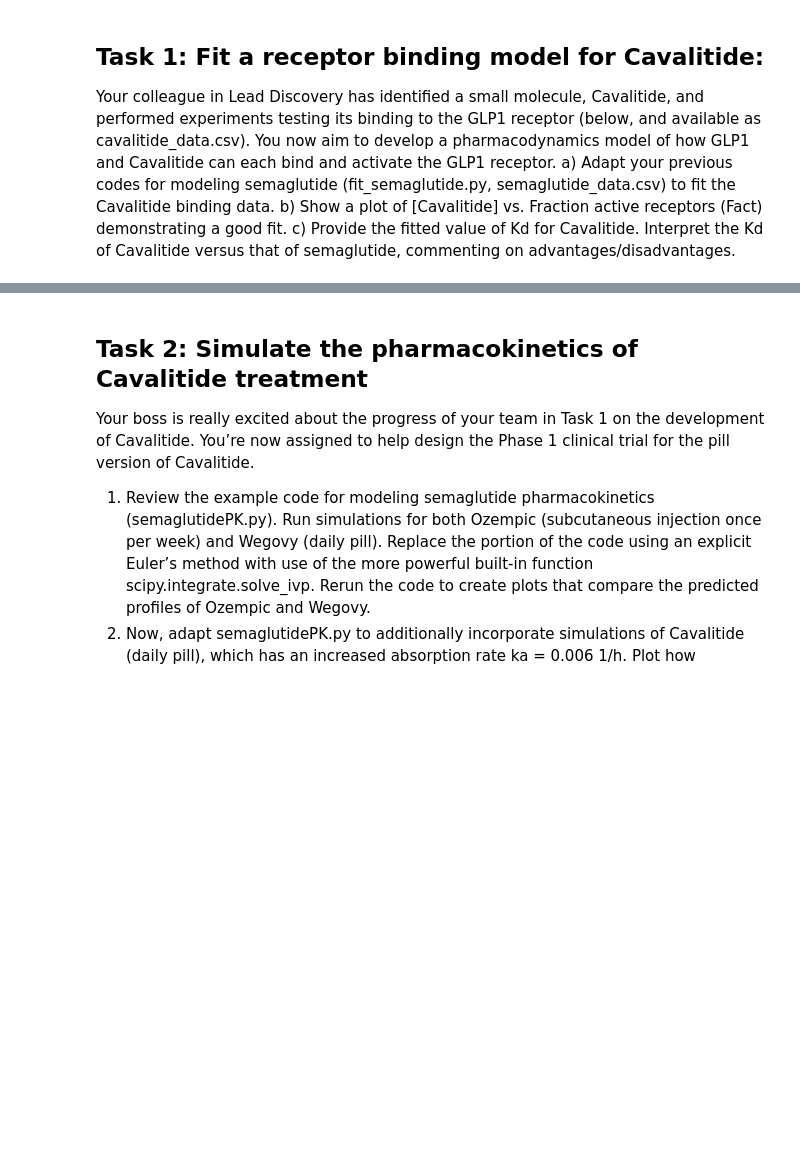
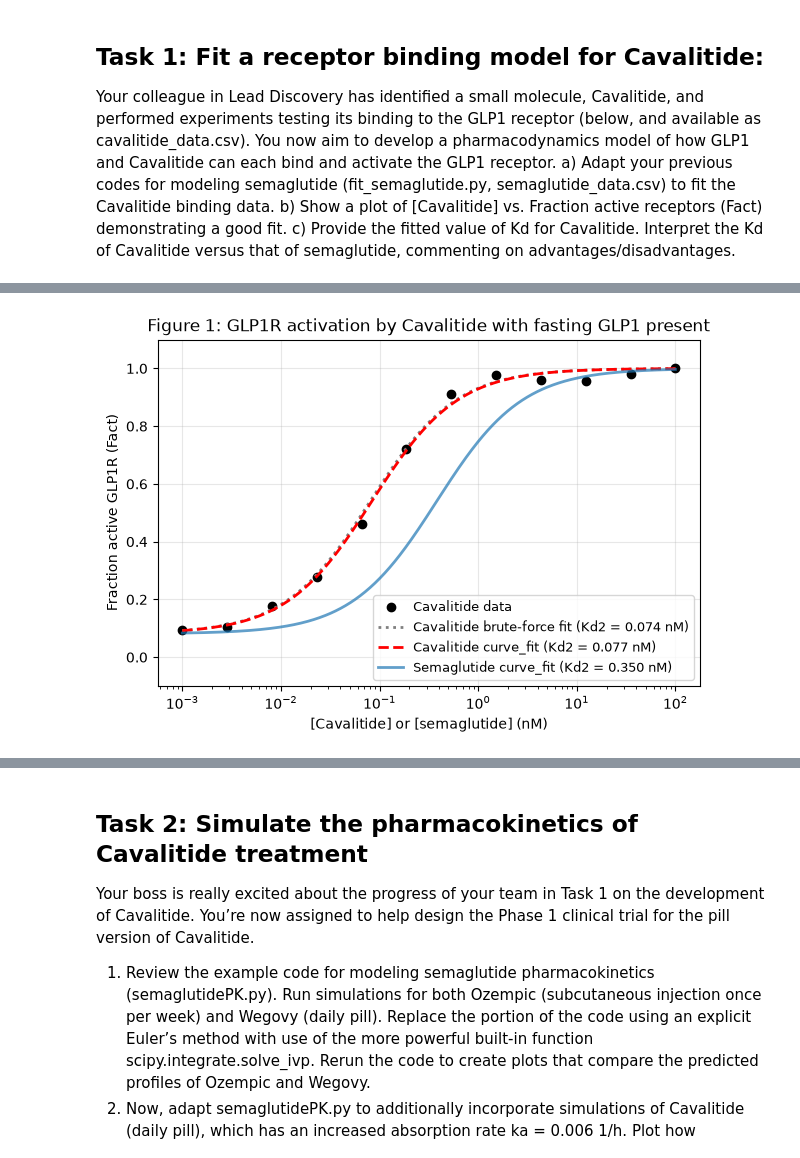
Before and after one commit to jenknguy/bme2315_mod3, a Jupyter notebook: Module3_Project_Template (1).ipynb, the cells around one changed output, grey strips where cells are left out. Saved outputs shown, nothing was run; the diff lists cells and outputs as text; code cells hidden in the pictures; blank space fills up the shorter version.

```diff
--- a/Module3_Project_Template (1).ipynb
+++ b/Module3_Project_Template (1).ipynb
@@ -27,55 +29,77 @@ c)	Provide the fitted value of Kd for Cavalitide. Interpret the Kd of Cavalitide
 # %%
-import pip
-pip.main(['install', 'numpy', 'matplotlib', 'scipy'])
 import numpy as np
 import matplotlib.pyplot as plt
 from scipy.optimize import curve_fit
+from scipy.integrate import solve_ivp
 
 def Fact(L1, L2, Kd1, Kd2):
     """Fractional receptor activation with two agonists L1 and L2"""
     return (Kd2*L1+Kd1*L2) / (Kd1*Kd2 + Kd2*L1 + Kd1*L2)
 
-# Parameters [nM]
+# Fixed Parameters [nM]
 Kd1 = 0.17 # L1, GLP1
 Kd2 = 0.38 # default 0.38 L2, semaglutide (to fit)
 L1 = 0.015 # [nM] GLP1 (fasting)
 L2 = np.logspace(-3, 2, 500) # [nM] semaglutide or cavalitide
 
 # Load the data
-data = np.loadtxt("cavalitide_data.csv", delimiter=",", skiprows=1)
-L2_loaded, Fact_loaded = data[:, 0], data[:, 1]
+cav = np.loadtxt("cavalitide_data.csv", delimiter=",", skiprows=1)
+sema = np.loadtxt("semaglutide_data.csv", delimiter=",", skiprows=1)
+L2_cav, Fact_cav = cav[:, 0], cav[:, 1]
+L2_sema, Fact_sema = sema[:, 0], sema[:, 1]
 
-# Approach 1: Brute force optimization of Kd2: try many candidate values in a for loop
-Kd2_candidates = np.logspace(-3, 2, 100) # [nM]
-SSE_brute = np.inf
-for Kd2_try in Kd2_candidates:
-    # Sum of squared errors between the data and the model for this candidate
-    SSE = np.sum((Fact_loaded - Fact(L1, L2_loaded, Kd1, Kd2_try))**2)
-    if SSE < SSE_brute:
-        SSE_brute = SSE
-        Kd2_brute = Kd2_try
-print(f"Brute-force Kd2 = {Kd2_brute:.3f} nM (SSE = {SSE_brute:.4f})")
+print(f"Cavalitide data: {len(L2_cav)} concentrations from {L2_cav.min():g} to {L2_cav.max():g} nM")
+print(f"Semaglutide data: {len(L2_sema)} concentrations from {L2_sema.min():g} to {L2_sema.max():g} nM")
 
-# Approach 2: Python curvefit of Kd2: related to steepest descent method
-popt, pcov = curve_fit(lambda L2, Kd2: Fact(L1, L2, Kd1, Kd2),
-                       L2_loaded, Fact_loaded, p0=[0.1], bounds=(0, np.inf))
-Kd2_fit = popt[0]
-SSE_fit = np.sum((Fact_loaded - Fact(L1, L2_loaded, Kd1, Kd2_fit))**2)
-print(f"Fitted Kd2 = {Kd2_fit:.3f} nM (SSE = {SSE_fit:.4f})")
+def fit_Kd2(L2_data, Fact_data):
+    """Finds the drug Kd (Kd2) that best fits the data, using two methods."""
+    # Approach 1: brute force -- tries 100 candidate Kd2 values and keeps the one with the lowest sum of squared errors (SSE) between the data and the model.
+    Kd2_candidates = np.logspace(-3, 2, 100)   # [nM]
+    SSE_brute = np.inf
+    for Kd2_try in Kd2_candidates:
+        SSE = np.sum((Fact_data - Fact(L1, L2_data, Kd1, Kd2_try))**2)
+        if SSE < SSE_brute:
+            SSE_brute = SSE
+            Kd2_brute = Kd2_try
 
+    # Approach 2: scipy's curve_fit (nonlinear least squares) -- searches continuously for the minimum SSE.
+    # Only Kd2 is fitted; L1 and Kd1 are held fixed. bounds keep Kd2 positive.
+    popt, pcov = curve_fit(lambda L2, Kd2: Fact(L1, L2, Kd1, Kd2),
+                           L2_data, Fact_data, p0=[0.1], bounds=(0, np.inf))
+    Kd2_fit = popt[0]
+    Kd2_err = np.sqrt(pcov[0, 0])              # standard error of the fitted Kd2
+    SSE_fit = np.sum((Fact_data - Fact(L1, L2_data, Kd1, Kd2_fit))**2)
+    return Kd2_brute, SSE_brute, Kd2_fit, Kd2_err, SSE_fit
 
-plt.figure()
-plt.semilogx(L2, Fact(L1, L2, Kd1, 0.38), lw=2, label="semaglutide (Kd2 = 0.38 nM)")
-plt.semilogx(L2_loaded, Fact_loaded, "ko", label="cavalitide data")
-plt.semilogx(L2, Fact(L1, L2, Kd1, Kd2_brute), ":", lw=2,
-             label=f"brute-force (Kd2 = {Kd2_brute:.3f} nM)")
-plt.semilogx(L2, Fact(L1, L2, Kd1, Kd2_fit), "r--", lw=2,
-             label=f"curvefit (Kd2 = {Kd2_fit:.3f} nM)")
+# Fits Cavalitide, and semaglutide with the same method so the two Kd values are directly comparable.
+fits = {"Cavalitide": fit_Kd2(L2_cav, Fact_cav),
+        "Semaglutide": fit_Kd2(L2_sema, Fact_sema)}
 
+print(f"{'Drug':12s} {'Brute-force Kd2':>16s} {'curve_fit Kd2':>22s} {'SSE':>8s}")
+for drug, (Kb, SSEb, Kf, Kerr, SSEf) in fits.items():
+    print(f"{drug:12s} {Kb:13.3f} nM {Kf:12.3f} ± {Kerr:.3f} nM {SSEf:8.4f}")
+
+Kd2_cav = fits["Cavalitide"][2]
+Kd2_sema = fits["Semaglutide"][2]
+print(f"\nCavalitide binds GLP1R {Kd2_sema/Kd2_cav:.1f}x more tightly than semaglutide "
+      f"and {Kd1/Kd2_cav:.1f}x more tightly than native GLP1.")
+
+# Creates Figure 1: Cavalitide binding data with both fitted curves, plus the semaglutide fit for comparison.
+Kd2_brute_cav = fits["Cavalitide"][0]
+
+plt.figure(figsize=(7, 4.5))
+plt.semilogx(L2_cav, Fact_cav, "ko", label="Cavalitide data")
+plt.semilogx(L2, Fact(L1, L2, Kd1, Kd2_brute_cav), ":", color="gray", lw=2,
+             label=f"Cavalitide brute-force fit (Kd2 = {Kd2_brute_cav:.3f} nM)")
+plt.semilogx(L2, Fact(L1, L2, Kd1, Kd2_cav), "r--", lw=2,
+             label=f"Cavalitide curve_fit (Kd2 = {Kd2_cav:.3f} nM)")
+plt.semilogx(L2, Fact(L1, L2, Kd1, Kd2_sema), color="tab:blue", lw=2, alpha=0.7,
+             label=f"Semaglutide curve_fit (Kd2 = {Kd2_sema:.3f} nM)")
 plt.ylim(-0.1, 1.1)
-plt.xlabel("[cavalitide] (nM)")
-plt.ylabel("Fraction active (Fact)")
-plt.title("GLP1R activation by cavalitide with GLP1 present")
-plt.legend(loc="upper left")
+plt.xlabel("[Cavalitide] or [semaglutide] (nM)")
+plt.ylabel("Fraction active GLP1R (Fact)")
+plt.title("Figure 1: GLP1R activation by Cavalitide with fasting GLP1 present")
+plt.legend(loc="lower right", fontsize=9)
+plt.grid(alpha=0.3)
 plt.show()
 # %% [output]
@@ -96,0 +113 @@ Requirement already satisfied: python-dateutil>=2.7 in C:\Users\jenny\AppData\Ro
+[figure, added]
```
Also changed, not shown: parts of 13 cells of this notebook.
